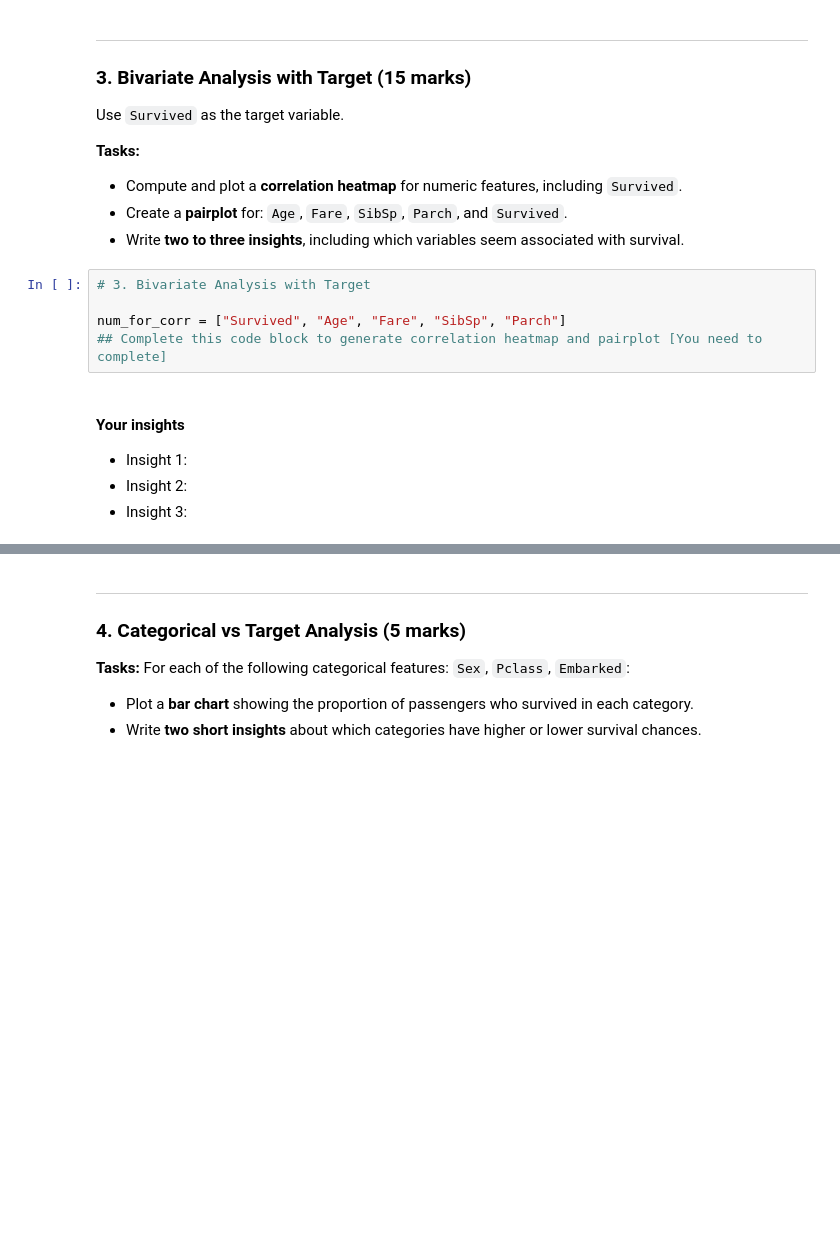
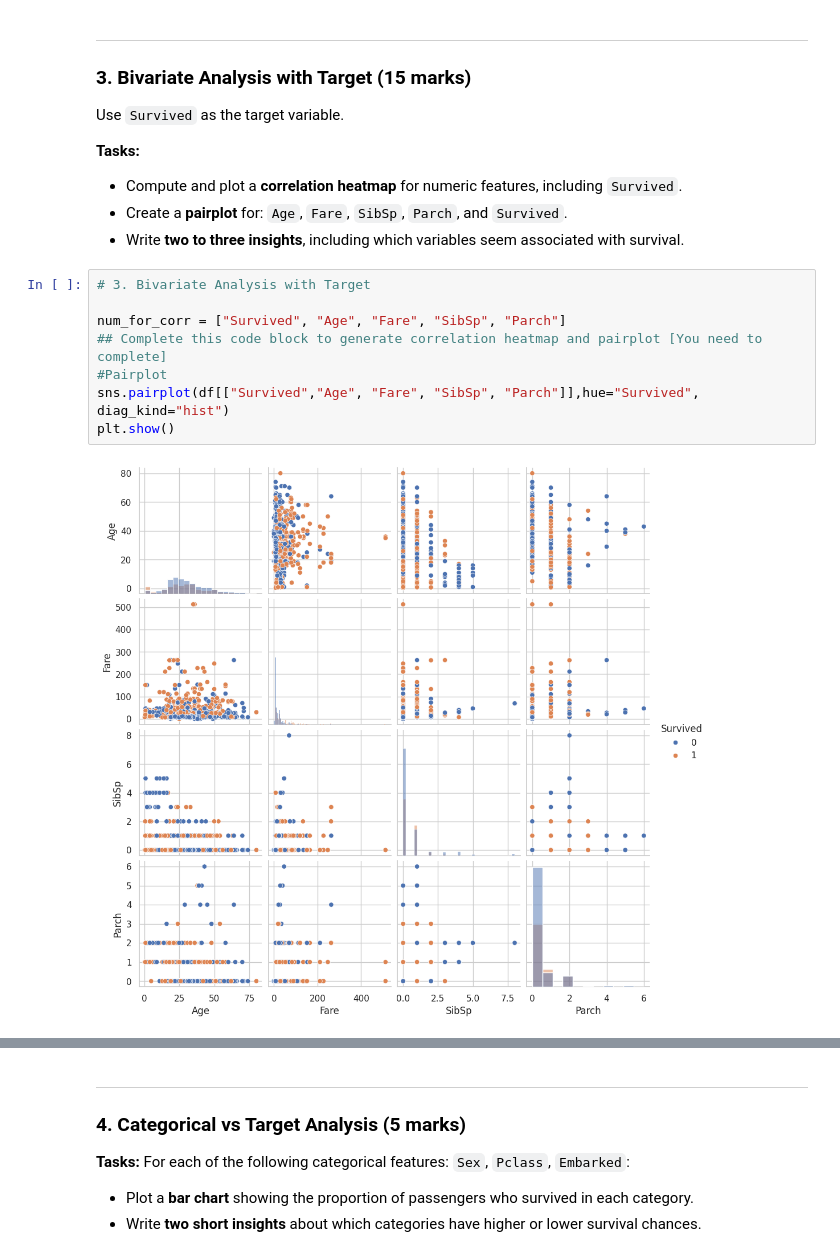
Before and after one commit to soloflare1/ML, a Jupyter notebook: Assignment_02.ipynb, the cells around one changed output, grey strips where cells are left out. Drawn from its saved outputs; the diff is of its cells as text; blank space fills up the shorter version.

```diff
--- a/Assignment_02.ipynb
+++ b/Assignment_02.ipynb
@@ -195,10 +196,10 @@ Use `Survived` as the target variable.
 # %%
 # 3. Bivariate Analysis with Target
 
 num_for_corr = ["Survived", "Age", "Fare", "SibSp", "Parch"]
 ## Complete this code block to generate correlation heatmap and pairplot [You need to complete]
+#Pairplot
+sns.pairplot(df[["Survived","Age", "Fare", "SibSp", "Parch"]],hue="Survived", diag_kind="hist")
+plt.show()
+# %% [output]
+[figure, added]
-# %% [markdown]
-#### Your insights
-- Insight 1:
-- Insight 2:
-- Insight 3:
```
Also changed, not shown: parts of 18 cells of this notebook.
